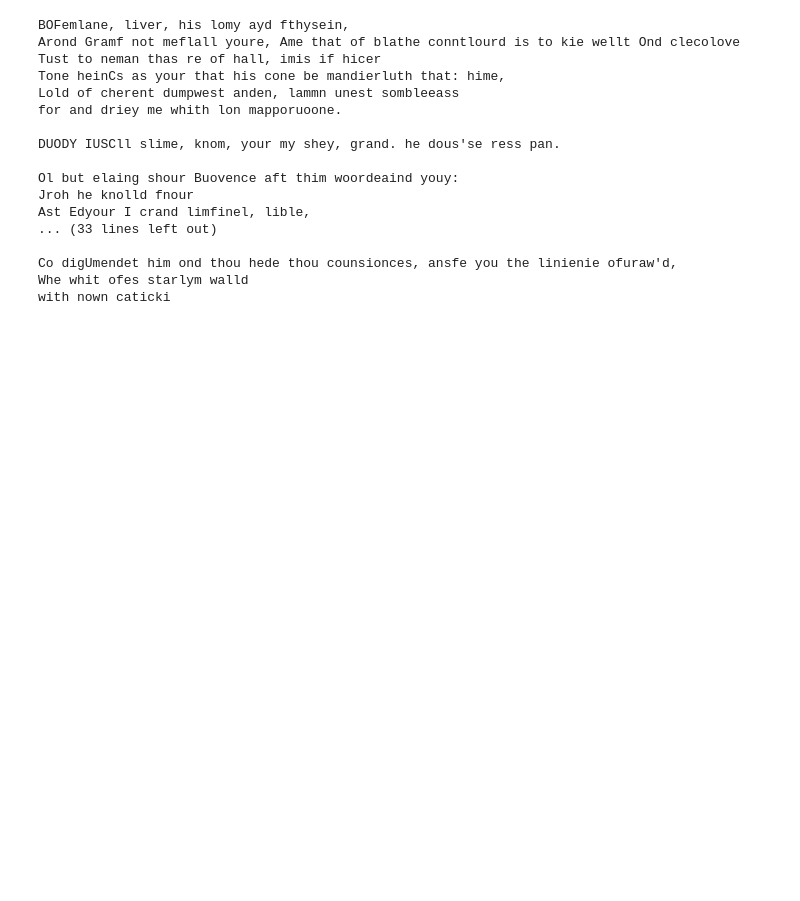
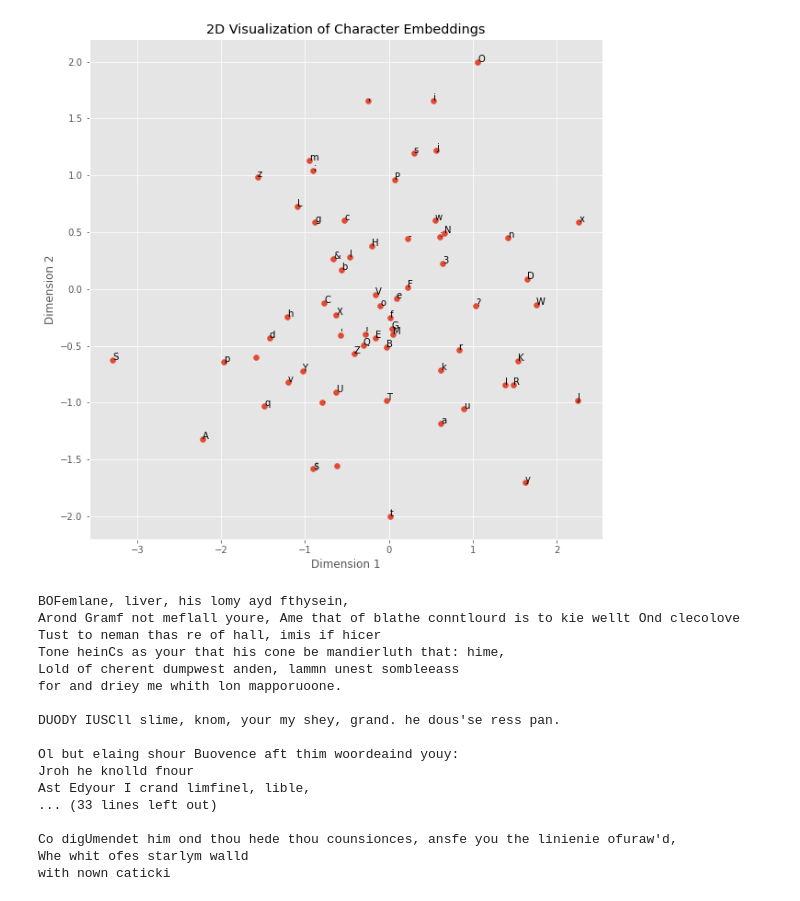
Before and after one commit to Nova-Rift/llama, a Jupyter notebook: Sep_20_learn_full_gpt_again_v1.ipynb, the cells around one changed output. Saved outputs shown, nothing was run; the diff lists cells and outputs as text; code cells hidden in the pictures; blank space fills up the shorter version.

```diff
--- a/Sep_20_learn_full_gpt_again_v1.ipynb
+++ b/Sep_20_learn_full_gpt_again_v1.ipynb
@@ -223,0 +282,23 @@ step 999: train loss 2.1005, val loss 2.1264
+# %%
+def plot_embeddings(model, itos):
+    # Extract the token embeddings from the model
+    embeddings = model.token_embedding_table.weight.data.cpu().numpy()
+
+    # Create a scatter plot
+    plt.figure(figsize=(10, 10))
+    plt.scatter(embeddings[:, 0], embeddings[:, 1])
+
+    # Annotate the points with their corresponding characters
+    for i, char in enumerate(itos.values()):
+        plt.annotate(char, (embeddings[i, 0], embeddings[i, 1]))
+
+    plt.xlabel("Dimension 1")
+    plt.ylabel("Dimension 2")
+    plt.title("2D Visualization of Character Embeddings")
+    plt.grid(True)
+    plt.show()
+
+# Call the function to plot the embeddings
+plot_embeddings(model, itos)
+# %% [output]
+[figure, added]
```
Also changed, not shown: parts of 6 cells of this notebook, 4 other files.
